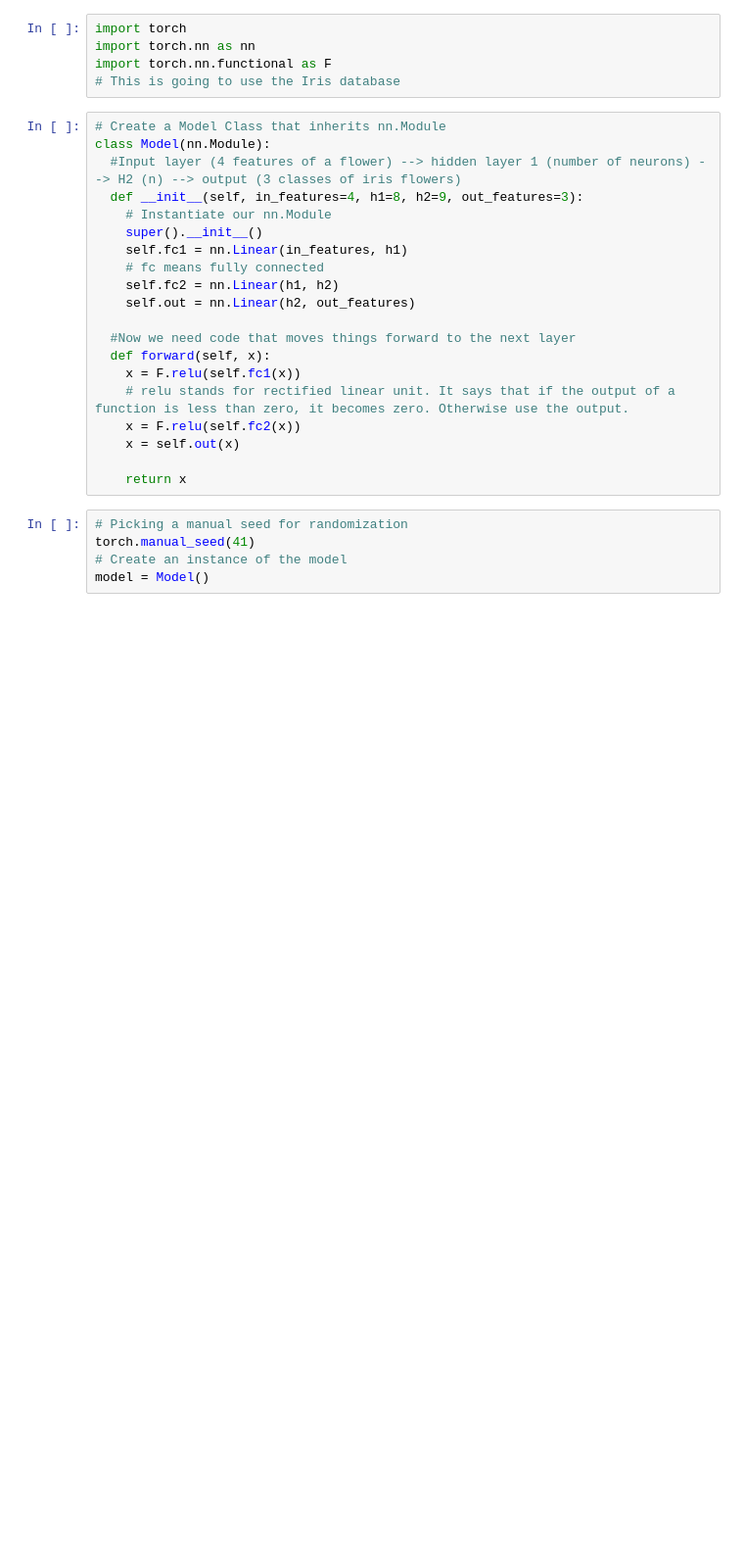
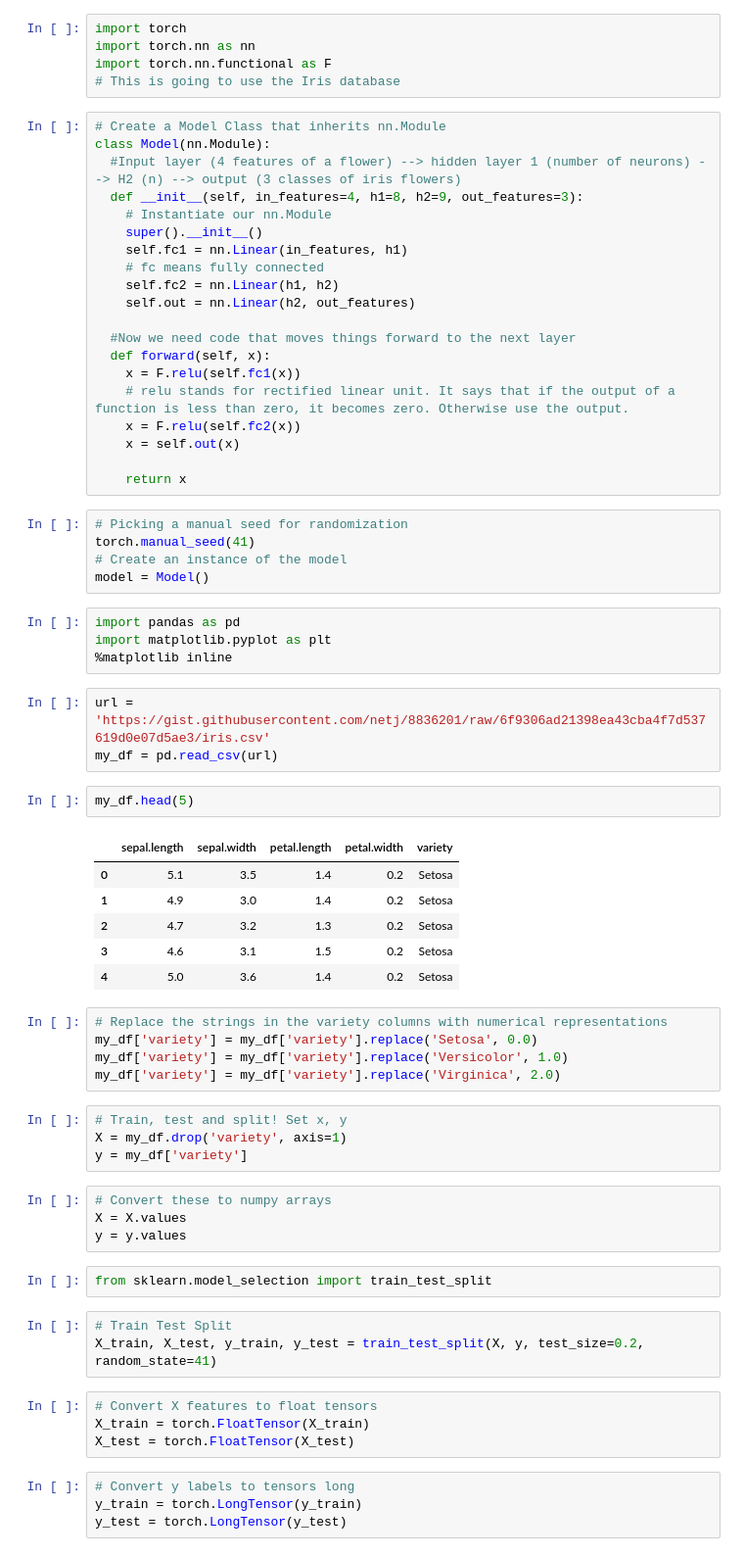
Before and after one commit to TPincher/IntroToPyTorch, a Jupyter notebook: simpleNeuralNetwork.ipynb, the cells around one changed output. Shown: that part at 98% size. Saved outputs shown, nothing was run; the diff lists cells and outputs as text; blank space fills up the shorter version.

```diff
--- a/simpleNeuralNetwork.ipynb
+++ b/simpleNeuralNetwork.ipynb
@@ -30,3 +30,45 @@ class Model(nn.Module):
 torch.manual_seed(41)
 # Create an instance of the model
 model = Model()
+# %%
+import pandas as pd
+import matplotlib.pyplot as plt
+%matplotlib inline
+# %%
+url = 'https://gist.githubusercontent.com/netj/8836201/raw/6f9306ad21398ea43cba4f7d537619d0e07d5ae3/iris.csv'
+my_df = pd.read_csv(url)
+# %%
+my_df.head(5)
+# %% [output]
+|  | sepal.length | sepal.width | petal.length | petal.width | variety |
+| 0 | 5.1 | 3.5 | 1.4 | 0.2 | Setosa |
+| 1 | 4.9 | 3.0 | 1.4 | 0.2 | Setosa |
+| 2 | 4.7 | 3.2 | 1.3 | 0.2 | Setosa |
+| 3 | 4.6 | 3.1 | 1.5 | 0.2 | Setosa |
+| 4 | 5.0 | 3.6 | 1.4 | 0.2 | Setosa |
+# %%
+# Replace the strings in the variety columns with numerical representations
+my_df['variety'] = my_df['variety'].replace('Setosa', 0.0)
+my_df['variety'] = my_df['variety'].replace('Versicolor', 1.0)
+my_df['variety'] = my_df['variety'].replace('Virginica', 2.0)
+# %%
+# Train, test and split! Set x, y
+X = my_df.drop('variety', axis=1)
+y = my_df['variety']
+# %%
+# Convert these to numpy arrays
+X = X.values
+y = y.values
+# %%
+from sklearn.model_selection import train_test_split
+# %%
+# Train Test Split
+X_train, X_test, y_train, y_test = train_test_split(X, y, test_size=0.2, random_state=41)
+# %%
+# Convert X features to float tensors
+X_train = torch.FloatTensor(X_train)
+X_test = torch.FloatTensor(X_test)
+# %%
+# Convert y labels to tensors long
+y_train = torch.LongTensor(y_train)
+y_test = torch.LongTensor(y_test)
```
Also changed, not shown: parts of 4 cells of this notebook.
